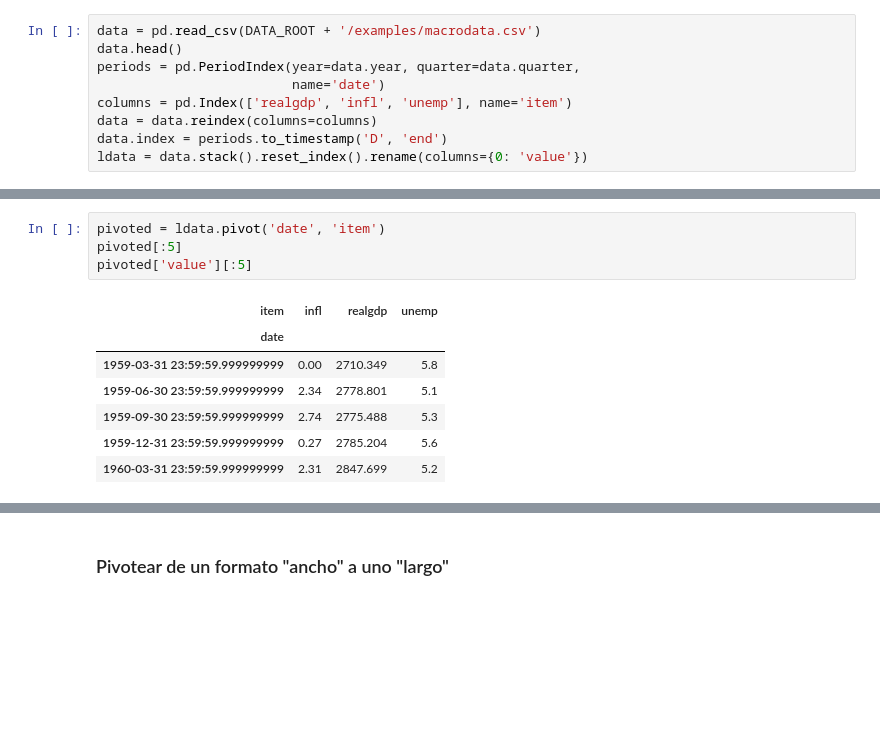
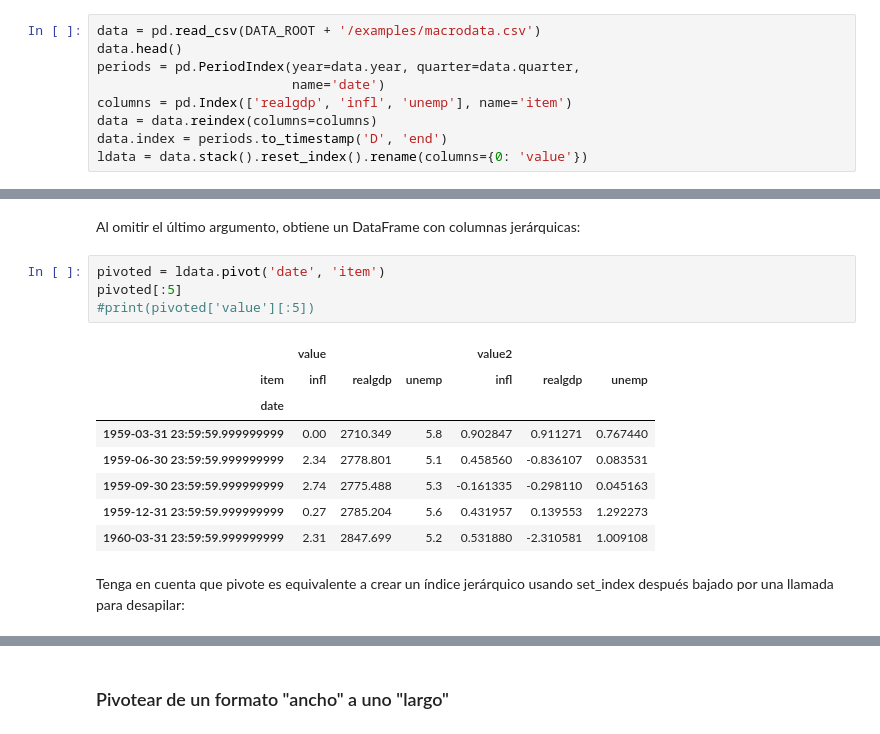
Before and after one commit to devfmx/master-data-ai, a Jupyter notebook: 2 Introduccion a la ciencia de datos/S4_manejo_de_datos/crowdcoding/data_wrangling.ipynb, the cells around one changed output, grey strips where cells are left out. Cells and saved outputs as stored; diff of their text form; blank space fills up the shorter version.

```diff
--- a/2 Introduccion a la ciencia de datos/S4_manejo_de_datos/crowdcoding/data_wrangling.ipynb
+++ b/2 Introduccion a la ciencia de datos/S4_manejo_de_datos/crowdcoding/data_wrangling.ipynb
@@ -741,15 +1277,21 @@ ldata[:10]
+# %% [markdown]
+Al omitir el último argumento, obtiene un DataFrame con columnas jerárquicas:
 # %%
 pivoted = ldata.pivot('date', 'item')
 pivoted[:5]
-pivoted['value'][:5]
+#print(pivoted['value'][:5])
 # %% [output]
-| item | infl | realgdp | unemp |
-| date |  |  |  |
-| 1959-03-31 23:59:59.999999999 | 0.00 | 2710.349 | 5.8 |
-| 1959-06-30 23:59:59.999999999 | 2.34 | 2778.801 | 5.1 |
-| 1959-09-30 23:59:59.999999999 | 2.74 | 2775.488 | 5.3 |
-| 1959-12-31 23:59:59.999999999 | 0.27 | 2785.204 | 5.6 |
-| 1960-03-31 23:59:59.999999999 | 2.31 | 2847.699 | 5.2 |
+|  | value |  |  | value2 |  |  |
+| item | infl | realgdp | unemp | infl | realgdp | unemp |
+| date |  |  |  |  |  |  |
+| 1959-03-31 23:59:59.999999999 | 0.00 | 2710.349 | 5.8 | 0.902847 | 0.911271 | 0.767440 |
+| 1959-06-30 23:59:59.999999999 | 2.34 | 2778.801 | 5.1 | 0.458560 | -0.836107 | 0.083531 |
+| 1959-09-30 23:59:59.999999999 | 2.74 | 2775.488 | 5.3 | -0.161335 | -0.298110 | 0.045163 |
+| 1959-12-31 23:59:59.999999999 | 0.27 | 2785.204 | 5.6 | 0.431957 | 0.139553 | 1.292273 |
+| 1960-03-31 23:59:59.999999999 | 2.31 | 2847.699 | 5.2 | 0.531880 | -2.310581 | 1.009108 |
+# %% [markdown]
+Tenga en cuenta que pivote es equivalente a crear un índice jerárquico usando set_index después
+bajado por una llamada para desapilar:
 # %%
 unstacked = ldata.set_index(['date', 'item']).unstack('item')
 unstacked[:7]
```
Also changed, not shown: parts of 106 cells of this notebook, 31 other files.
